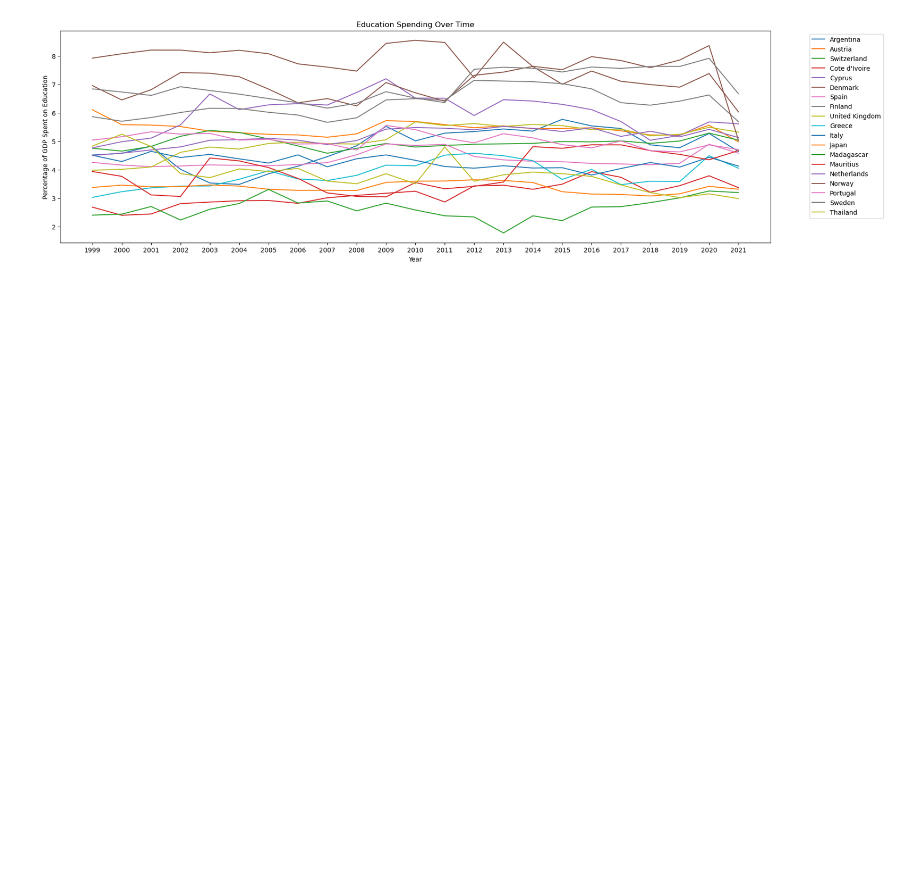
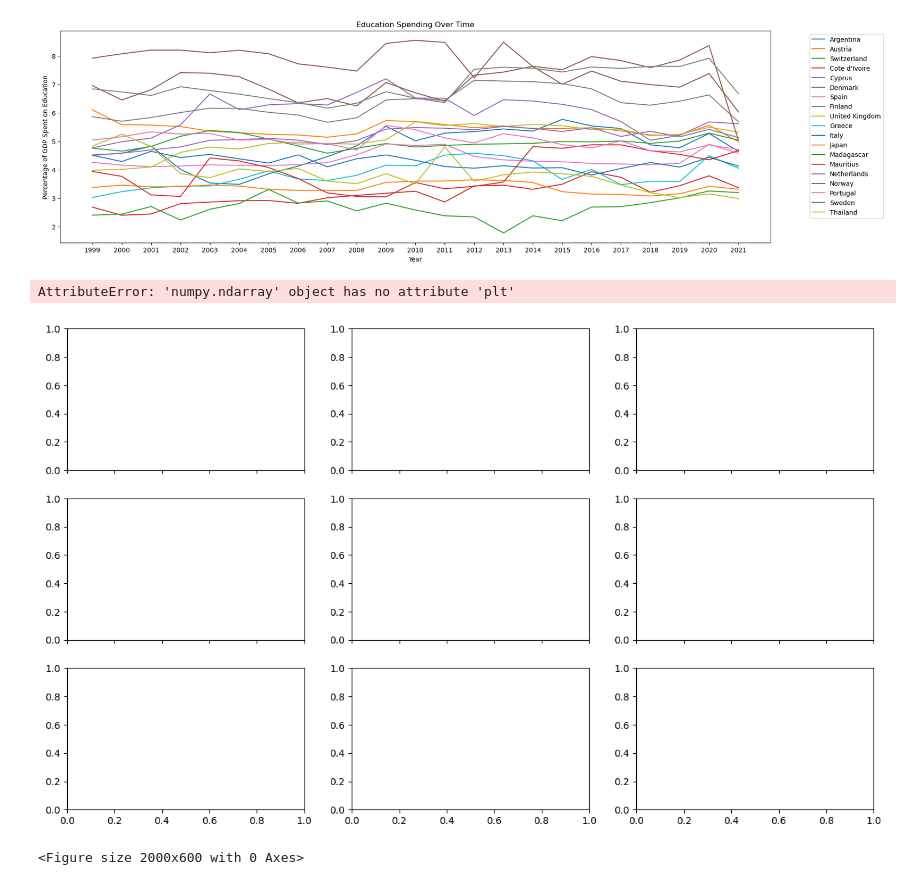
Before and after one commit to Gracious-Ogbeme/Panda-Premiere-Project, a Jupyter notebook: pandas_project_1.ipynb, the cells around one changed output. Saved outputs shown, nothing was run; the diff lists cells and outputs as text; code cells hidden in the pictures; blank space fills up the shorter version.

```diff
--- a/pandas_project_1.ipynb
+++ b/pandas_project_1.ipynb
@@ -28,6 +30,3 @@ Index(['Country Name', '1999', '2000', '2001', '2002', '2003', '2004', '2005',
        '2006', '2007', '2008', '2009', '2010', '2011', '2012', '2013', '2014',
        '2015', '2016', '2017', '2018', '2019', '2020', '2021'],
       dtype='object')
-# %%
-years = data.columns[1:]
-years
@@ -162,5 +159,23 @@ plt.legend(bbox_to_anchor=(1.05, 1), loc='upper left')
 plt.show()
 # %% [output]
 [figure]
+# %%
+fig, axes = plt.subplots(3,3, figsize=(15, 9), sharex=True)
+axes = axes.flatten()
+plt.figure(figsize=(20, 6))
+for country in data['Country Name'].unique():
+    country_data = data[data['Country Name'] == country]
+axes.plt(years, country_data.iloc[0, 1:-1].values.flatten(), marker='o', color='b', label=country)
+axes.set_title('Education Spending Over Time')
+axes.set_xlabel('Year')
+axes.set_ylabel('Percentage of GDP Spent on Education')
+axes.set_xticks(years)
+axes.tick_params(axis='x', rotation=45)
+axes.grid(True)
+plt,show()
+# %% [output]
+AttributeError: 'numpy.ndarray' object has no attribute 'plt'
+[figure, added]
+<Figure size 2000x600 with 0 Axes>
 # %%
 grouped_data = data.drop(columns=['Yearly Average']).groupby('Country Name')
```
Also changed, not shown: parts of 21 cells of this notebook.
